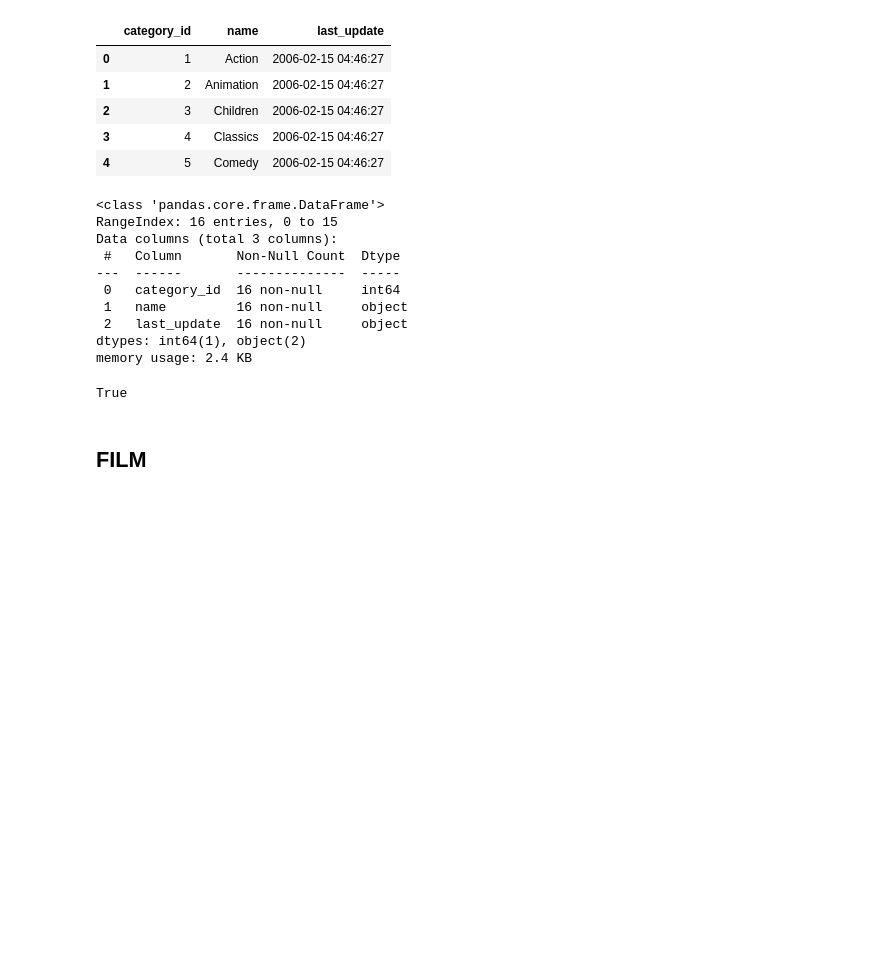
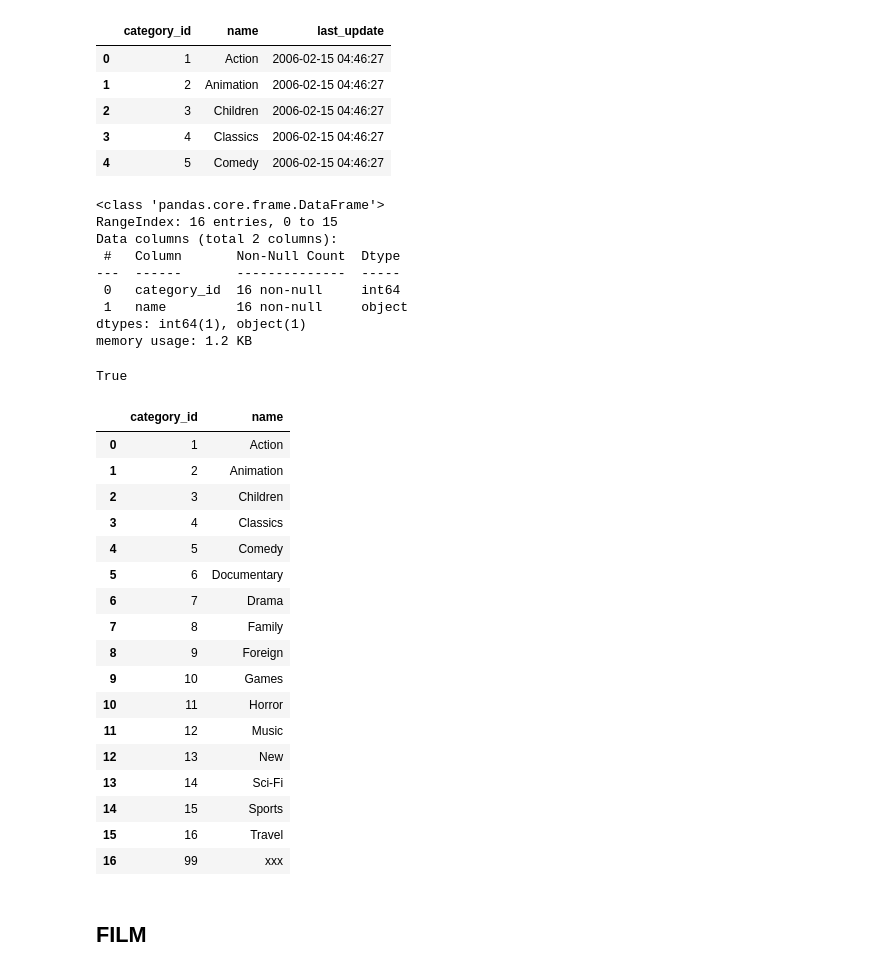
Before and after one commit to Arturo-Rodriguez-Moreno/3_proyecto_sql, a Jupyter notebook: notebook/explore_clean_data.ipynb, the cells around one changed output. Cells and saved outputs as stored; diff of their text form; code cells hidden in the pictures; blank space fills up the shorter version.

Commit message:
Data set almost clean

```diff
--- a/notebook/explore_clean_data.ipynb
+++ b/notebook/explore_clean_data.ipynb
@@ -50,23 +49,52 @@ df_category.head()
 | 2 | 3 | Children | 2006-02-15 04:46:27 |
 | 3 | 4 | Classics | 2006-02-15 04:46:27 |
 | 4 | 5 | Comedy | 2006-02-15 04:46:27 |
+# %%
+df_category = df_category.drop(['last_update'], axis=1)
 # %%
 df_category.info(memory_usage='deep')
 # %% [output]
 <class 'pandas.core.frame.DataFrame'>
 RangeIndex: 16 entries, 0 to 15
-Data columns (total 3 columns):
+Data columns (total 2 columns):
  #   Column       Non-Null Count  Dtype
 ---  ------       --------------  -----
  0   category_id  16 non-null     int64
  1   name         16 non-null     object
- 2   last_update  16 non-null     object
-dtypes: int64(1), object(2)
-memory usage: 2.4 KB
+dtypes: int64(1), object(1)
+memory usage: 1.2 KB
 # %%
 len(df_category.drop_duplicates())==len(df_category)  # no hay duplicados
 # %% [output]
 True
+# %%
+# Crear una fila, con dos data
+
+df2 = pd.DataFrame({'category_id': [99],
+                    'name' : ['xxx']})
+
+df_category = pd.concat([df_category, df2], ignore_index = True, axis = 0)
+# %%
+df_category
+# %% [output]
+|  | category_id | name |
+| 0 | 1 | Action |
+| 1 | 2 | Animation |
+| 2 | 3 | Children |
+| 3 | 4 | Classics |
+| 4 | 5 | Comedy |
+| 5 | 6 | Documentary |
+| 6 | 7 | Drama |
+| 7 | 8 | Family |
+| 8 | 9 | Foreign |
+| 9 | 10 | Games |
+| 10 | 11 | Horror |
+| 11 | 12 | Music |
+| 12 | 13 | New |
+| 13 | 14 | Sci-Fi |
+| 14 | 15 | Sports |
+| 15 | 16 | Travel |
+| 16 | 99 | xxx |
 # %% [markdown]
 ## FILM
 # %%
```
Also changed, not shown: parts of 29 cells of this notebook.
